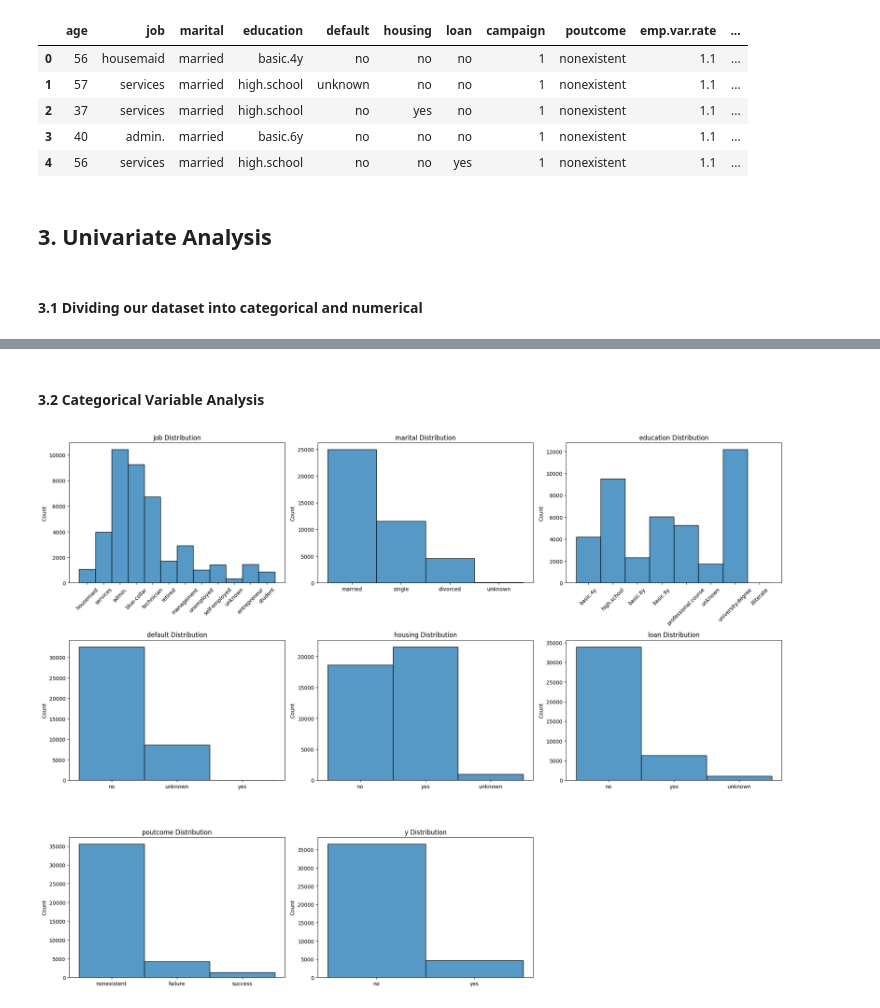
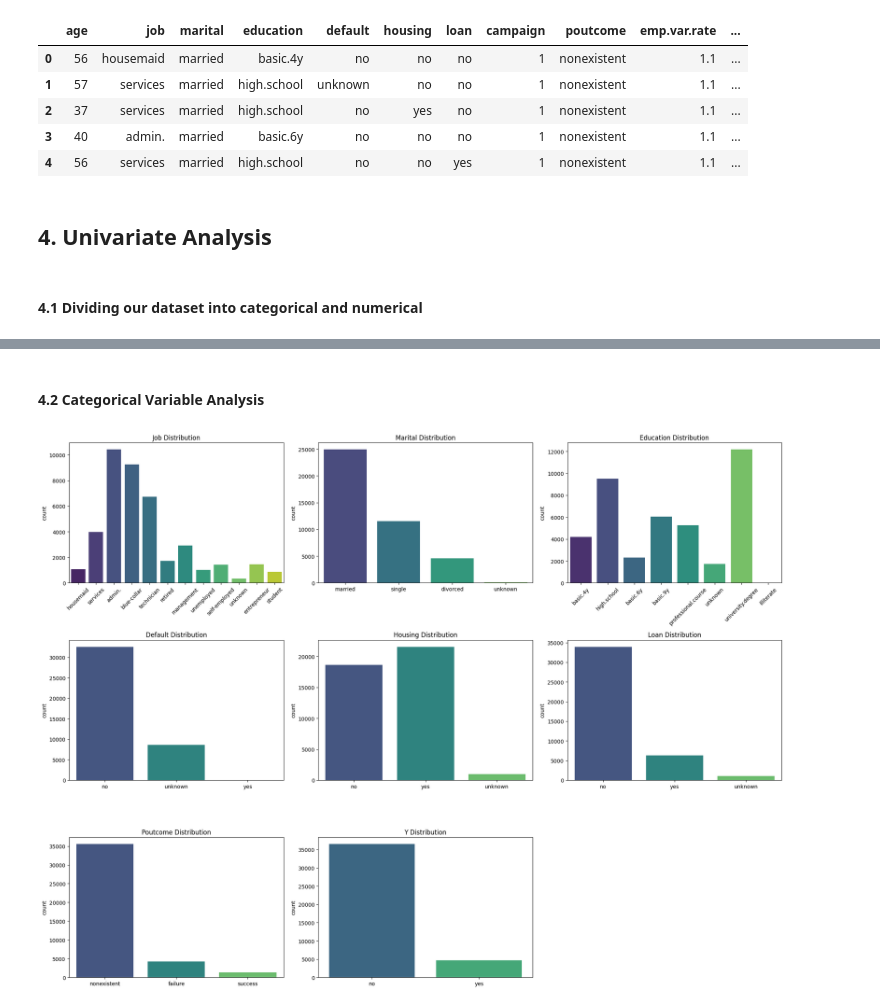
Before and after one commit to 4GeeksAcademy/logistic-regresion, a Jupyter notebook: src/explore.ipynb, the cells around one changed output, grey strips where cells are left out. Saved outputs shown, nothing was run; the diff lists cells and outputs as text; code cells hidden in the pictures.

Commit message:
feat: :sparkles: Categorical conclussions, numerical plots
Changed histpots to barplots in the categorical analysis alongthe palette and included a problem statement

```diff
--- a/src/explore.ipynb
+++ b/src/explore.ipynb
@@ -90,9 +97,9 @@ cleaned_data.head(5)
 | 3 | 40 | admin. | married | basic.6y | no | no | no | 1 | nonexistent | 1.1 | ... |
 | 4 | 56 | services | married | high.school | no | no | yes | 1 | nonexistent | 1.1 | ... |
 # %% [markdown]
-## 3. Univariate Analysis
+## 4. Univariate Analysis
 # %% [markdown]
-#### 3.1 Dividing our dataset into categorical and numerical
+#### 4.1 Dividing our dataset into categorical and numerical
 # %%
 numerical_variables = cleaned_data.select_dtypes(include=['number']).columns.tolist()
 print("Numerical Variables:", numerical_variables)
@@ -120,30 +127,30 @@ euribor3m         float64
 y                  object
 dtype: object
 # %% [markdown]
-#### 3.2 Categorical Variable Analysis
+#### 4.2 Categorical Variable Analysis
 # %%
 fig, axis = plt.subplots(3, 3, figsize=(20, 15))
 
-def histplot(columns: list[str], cleaned_data: pd.DataFrame, axis_array):
+def categorical_plot(columns: list[str], cleaned_data: pd.DataFrame, axis_array):
     for i, column in enumerate(columns):
         row = i // axis_array.shape[1]
         col = i % axis_array.shape[1]
 
-        sns.histplot(data=cleaned_data, x=column, ax=axis_array[row, col], palette='viridis')
-        axis_array[row, col].set_title(f'{column} Distribution')
+        sns.countplot(data=cleaned_data, x=column, ax=axis_array[row, col], palette='viridis')
+        axis_array[row, col].set_title(f'{column.title()} Distribution')
         axis_array[row, col].set_xlabel('')
 
         if cleaned_data[column].nunique() > 5:
             axis_array[row, col].tick_params(axis='x', rotation=45)
 
     for j in range(len(columns), axis_array.size):
         row = j // axis_array.shape[1]
         col = j % axis_array.shape[1]
         fig.delaxes(axis_array[row, col])
 
     plt.tight_layout()
     plt.show()
 
-histplot(categorical_variables, cleaned_data, axis)
+categorical_plot(categorical_variables, cleaned_data, axis)
 # %% [output]
-[figure, old version]
+[figure, new version]
```
Also changed, not shown: parts of 13 cells of this notebook.
